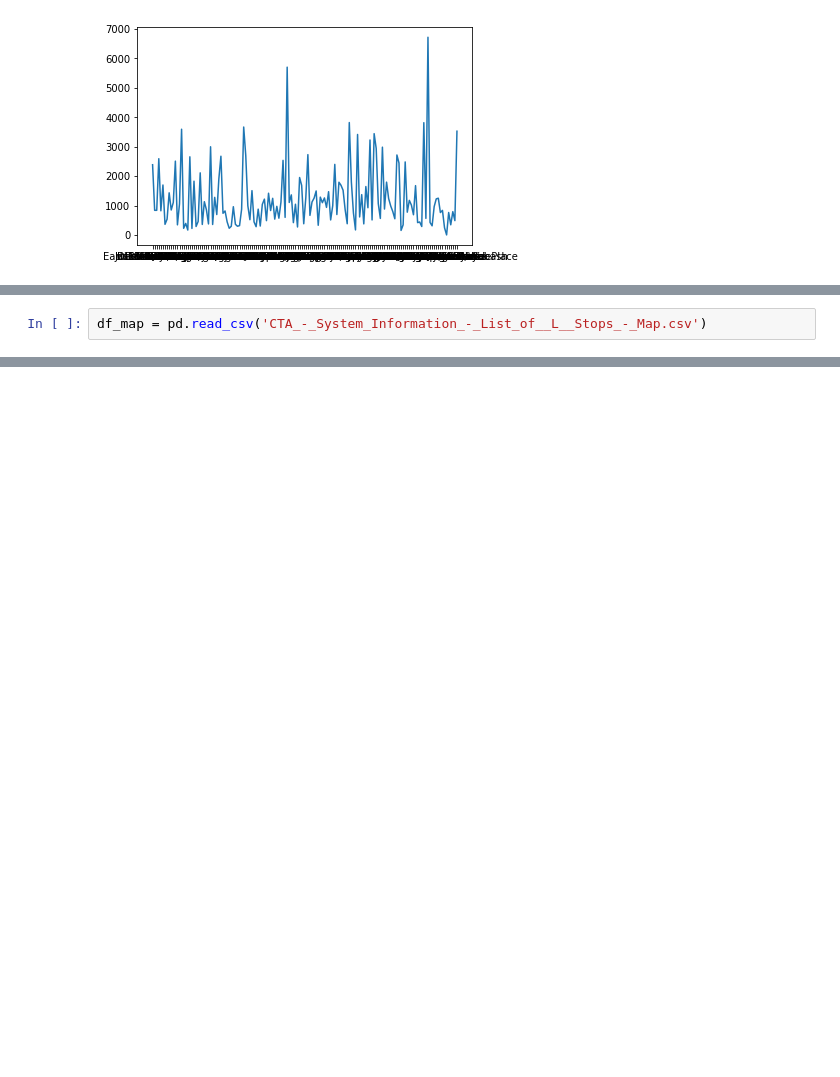
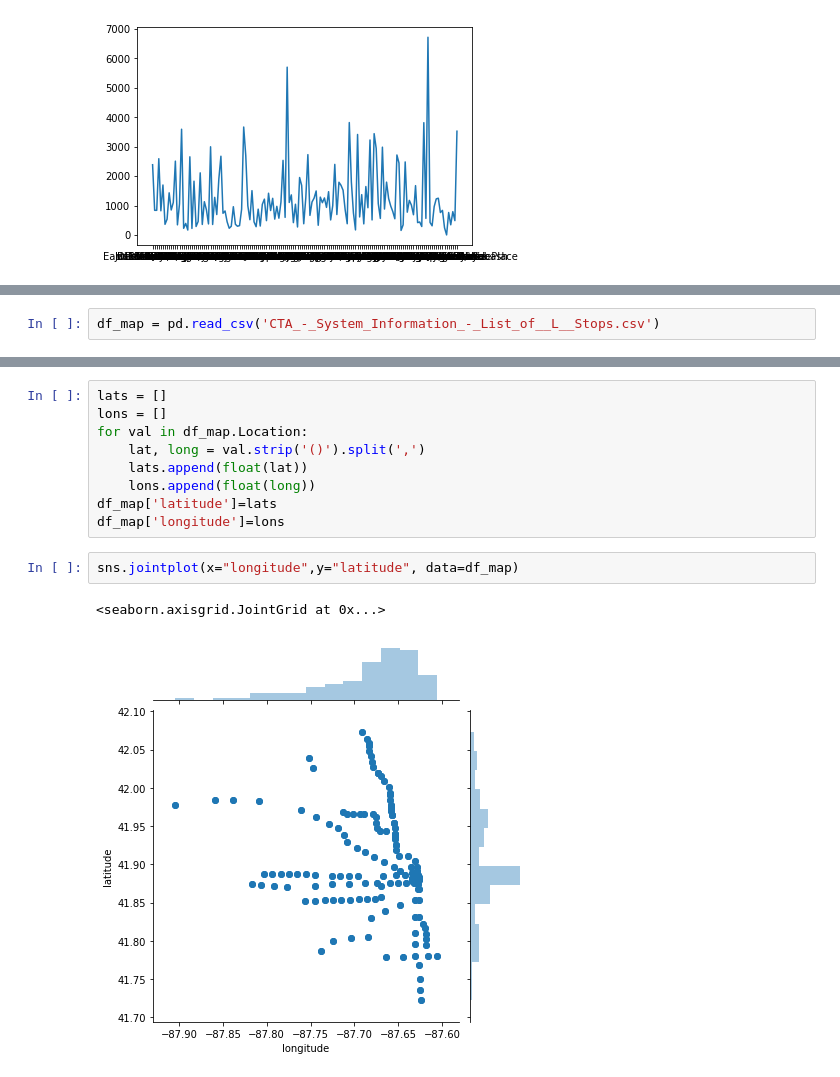
Before and after one commit to donnajobridge/cta, a Jupyter notebook: cta.ipynb, the cells around one changed output, grey strips where cells are left out. Drawn from its saved outputs; the diff is of its cells as text; blank space fills up the shorter version.

```diff
--- a/cta.ipynb
+++ b/cta.ipynb
@@ -168,2 +170,2 @@ stds[stds['std']>3000]
 # %%
-df_map = pd.read_csv('CTA_-_System_Information_-_List_of__L__Stops_-_Map.csv')
+df_map = pd.read_csv('CTA_-_System_Information_-_List_of__L__Stops.csv')
@@ -190,0 +172,14 @@ df_map
+# %%
+lats = []
+lons = []
+for val in df_map.Location:
+    lat, long = val.strip('()').split(',')
+    lats.append(float(lat))
+    lons.append(float(long))
+df_map['latitude']=lats
+df_map['longitude']=lons
+# %%
+sns.jointplot(x="longitude",y="latitude", data=df_map)
+# %% [output]
+<seaborn.axisgrid.JointGrid at 0x...>
+[figure, added]
```
Also changed, not shown: parts of 12 cells of this notebook, 2 other files.
